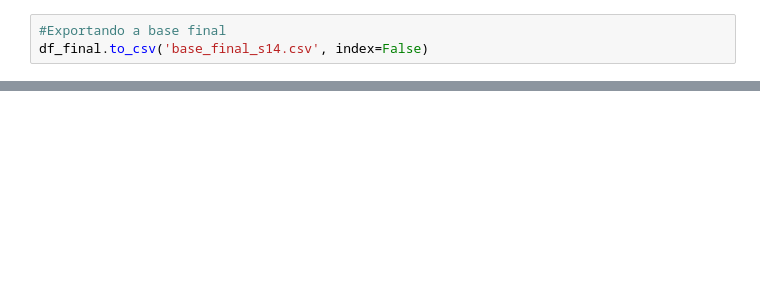
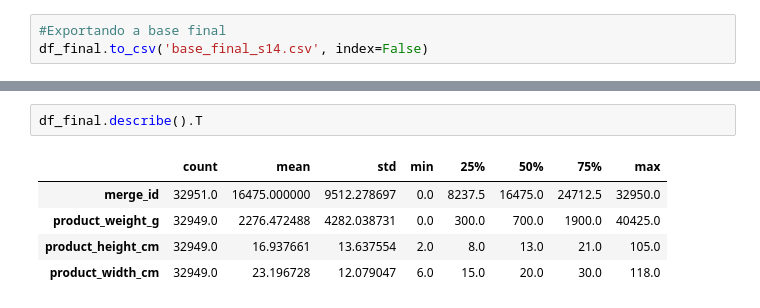
Before and after one commit to reprograma/on26-python-s14-analise-de-dados, a Jupyter notebook: exercicios/para-casa/mariana_pires/mariana_pires.ipynb, the cells around one changed output, grey strips where cells are left out. Drawn from its saved outputs; the diff is of its cells as text; blank space fills up the shorter version.

```diff
--- a/exercicios/para-casa/mariana_pires/mariana_pires.ipynb
+++ b/exercicios/para-casa/mariana_pires/mariana_pires.ipynb
@@ -186,0 +205,8 @@ df_final.to_csv('base_final_s14.csv', index=False)
+# %%
+df_final.describe().T
+# %% [output]
+|  | count | mean | std | min | 25% | 50% | 75% | max |
+| merge_id | 32951.0 | 16475.000000 | 9512.278697 | 0.0 | 8237.5 | 16475.0 | 24712.5 | 32950.0 |
+| product_weight_g | 32949.0 | 2276.472488 | 4282.038731 | 0.0 | 300.0 | 700.0 | 1900.0 | 40425.0 |
+| product_height_cm | 32949.0 | 16.937661 | 13.637554 | 2.0 | 8.0 | 13.0 | 21.0 | 105.0 |
+| product_width_cm | 32949.0 | 23.196728 | 12.079047 | 6.0 | 15.0 | 20.0 | 30.0 | 118.0 |
```
Also changed, not shown: parts of 14 cells of this notebook, 1 other file.
